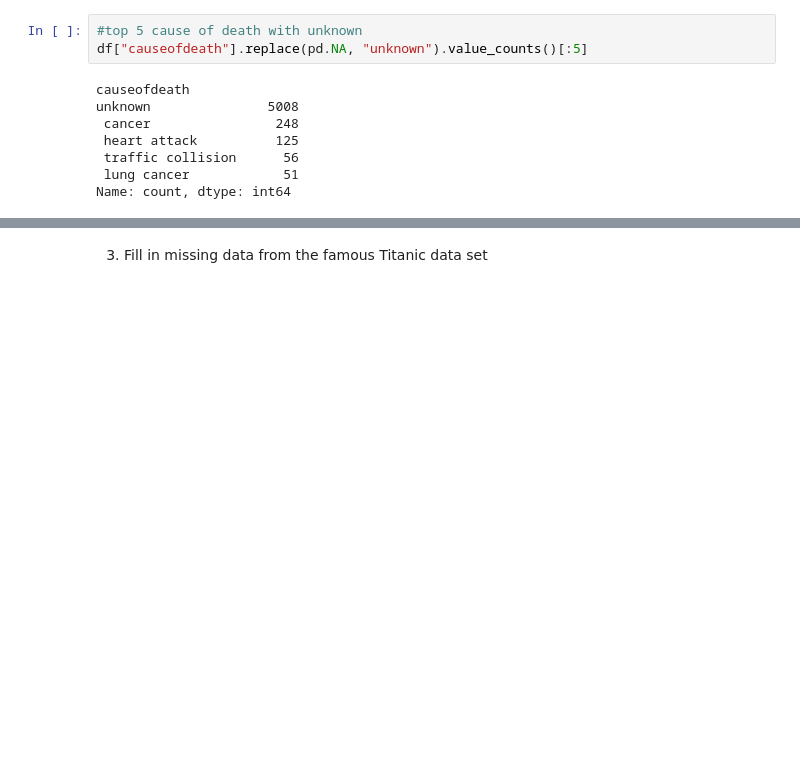
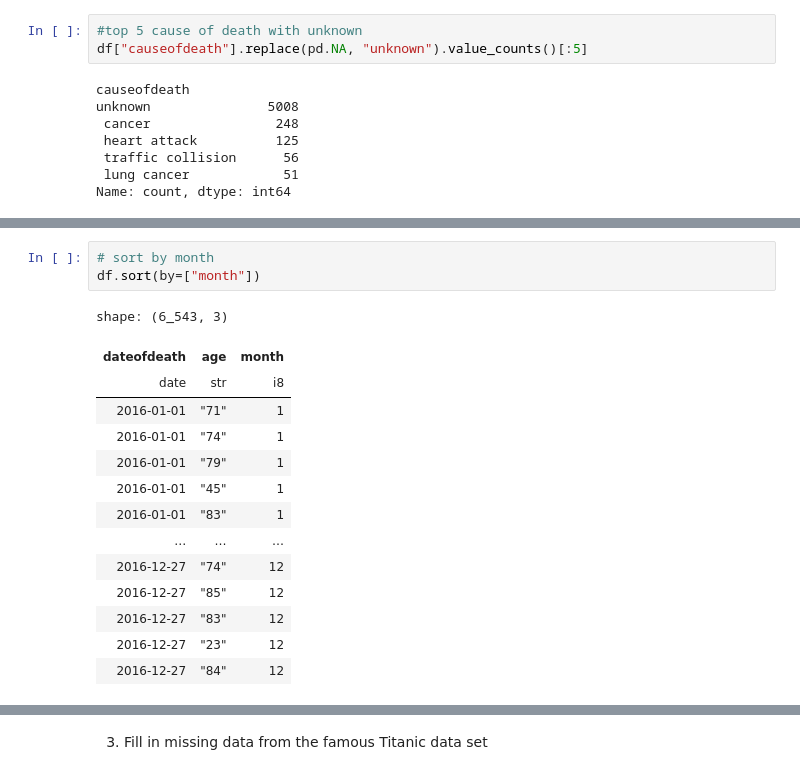
Before and after one commit to iljavaleev/arrow_examples, a Jupyter notebook: pandas_clean.ipynb, the cells around one changed output, grey strips where cells are left out. Drawn from its saved outputs; the diff is of its cells as text; blank space fills up the shorter version.

```diff
--- a/pandas_clean.ipynb
+++ b/pandas_clean.ipynb
@@ -149,0 +221,18 @@ df=None
+# %%
+# sort by month
+df.sort(by=["month"])
+# %% [output]
+shape: (6_543, 3)
+| dateofdeath | age | month |
+| date | str | i8 |
+| 2016-01-01 | "71" | 1 |
+| 2016-01-01 | "74" | 1 |
+| 2016-01-01 | "79" | 1 |
+| 2016-01-01 | "45" | 1 |
+| 2016-01-01 | "83" | 1 |
+| … | … | … |
+| 2016-12-27 | "74" | 12 |
+| 2016-12-27 | "85" | 12 |
+| 2016-12-27 | "83" | 12 |
+| 2016-12-27 | "23" | 12 |
+| 2016-12-27 | "84" | 12 |
```
Also changed, not shown: parts of 32 cells of this notebook, 2 other files.
